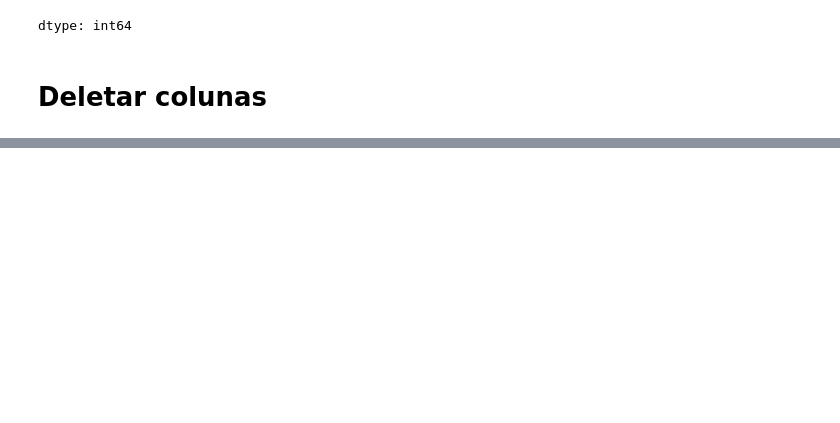
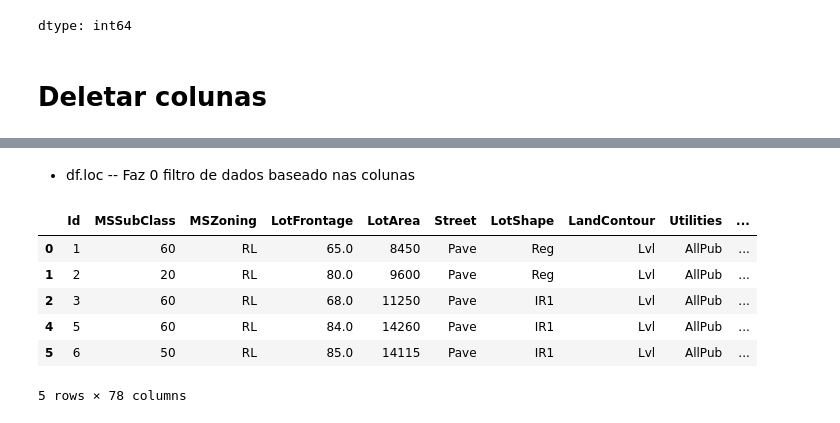
Before and after one commit to MarcosSilva2021/PythonColab, a Jupyter notebook: int_pandas_train_p4_Filtros_GroupBy.ipynb, the cells around one changed output, grey strips where cells are left out. Saved outputs shown, nothing was run; the diff lists cells and outputs as text; code cells hidden in the pictures; blank space fills up the shorter version.

```diff
--- a/int_pandas_train_p4_Filtros_GroupBy.ipynb
+++ b/int_pandas_train_p4_Filtros_GroupBy.ipynb
@@ -99,3 +161,5 @@ count[count > 0]
 dtype: int64
 # %% [markdown]
 # Deletar colunas
+# %%
+df.drop(columns=['Alley', 'MasVnrType'], inplace=True)
@@ -101,0 +216,14 @@ dtype: int64
+# %% [markdown]
+- df.loc -- Faz 0 filtro de dados baseado nas colunas
+# %%
+df_normal = df.loc[df.SaleCondition == 'Normal']
+# %%
+df_normal.head()
+# %% [output]
+|  | Id | MSSubClass | MSZoning | LotFrontage | LotArea | Street | LotShape | LandContour | Utilities | ... |
+| 0 | 1 | 60 | RL | 65.0 | 8450 | Pave | Reg | Lvl | AllPub | ... |
+| 1 | 2 | 20 | RL | 80.0 | 9600 | Pave | Reg | Lvl | AllPub | ... |
+| 2 | 3 | 60 | RL | 68.0 | 11250 | Pave | IR1 | Lvl | AllPub | ... |
+| 4 | 5 | 60 | RL | 84.0 | 14260 | Pave | IR1 | Lvl | AllPub | ... |
+| 5 | 6 | 50 | RL | 85.0 | 14115 | Pave | IR1 | Lvl | AllPub | ... |
+5 rows × 78 columns
```
Also changed, not shown: parts of 19 cells of this notebook.
